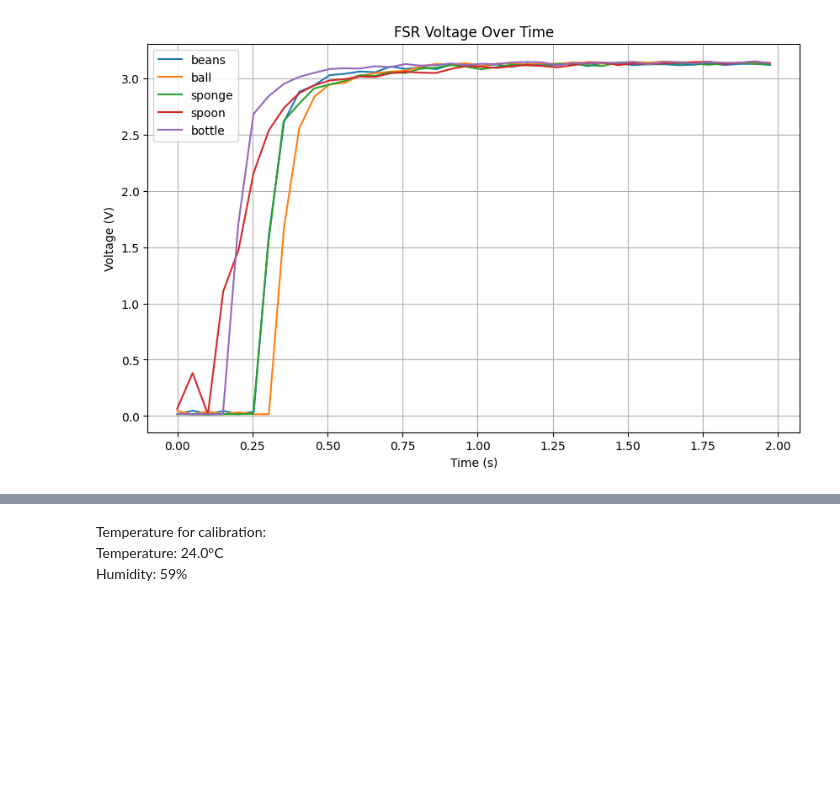
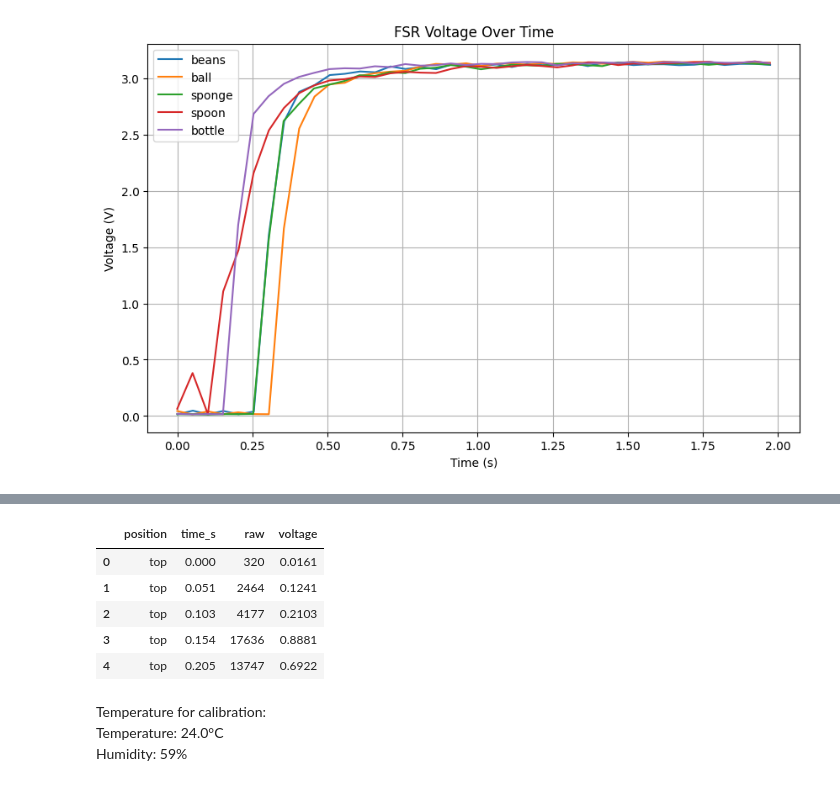
Before and after one commit to gemixin/digit_force_calibration, a Jupyter notebook: calibration.ipynb, the cells around one changed output, grey strips where cells are left out. Cells and saved outputs as stored; diff of their text form; code cells hidden in the pictures; blank space fills up the shorter version.

```diff
--- a/calibration.ipynb
+++ b/calibration.ipynb
@@ -99,3 +54,14 @@ plt.show()
+# %%
+# Load the CSV data
+df_press_pos = pd.read_csv('data/press_position_data.csv')
+df_press_pos.head()
+# %% [output]
+|  | position | time_s | raw | voltage |
+| 0 | top | 0.000 | 320 | 0.0161 |
+| 1 | top | 0.051 | 2464 | 0.1241 |
+| 2 | top | 0.103 | 4177 | 0.2103 |
+| 3 | top | 0.154 | 17636 | 0.8881 |
+| 4 | top | 0.205 | 13747 | 0.6922 |
 # %% [markdown]
 Temperature for calibration:
 Temperature:      24.0°C
```
Also changed, not shown: parts of 15 cells of this notebook.
